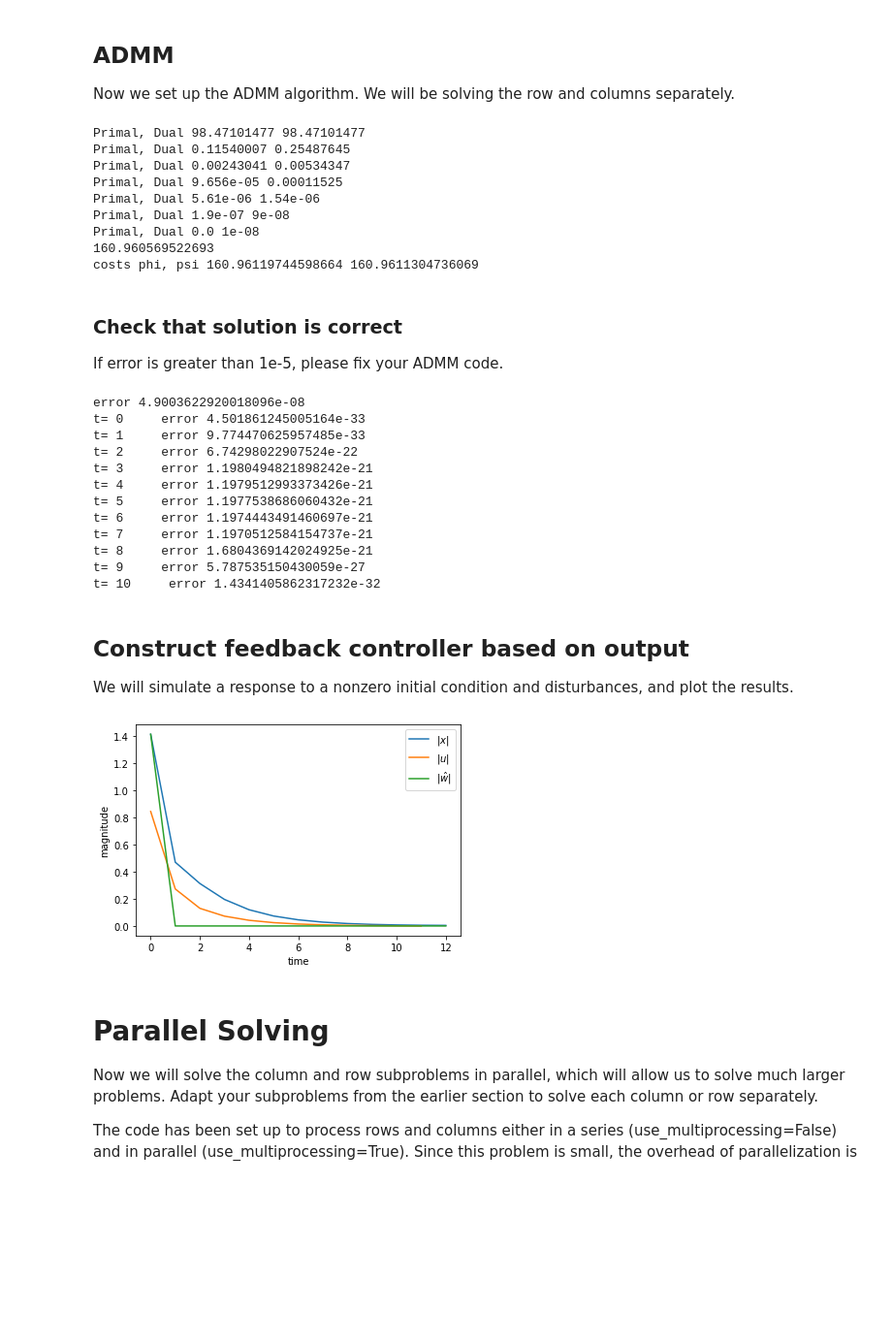
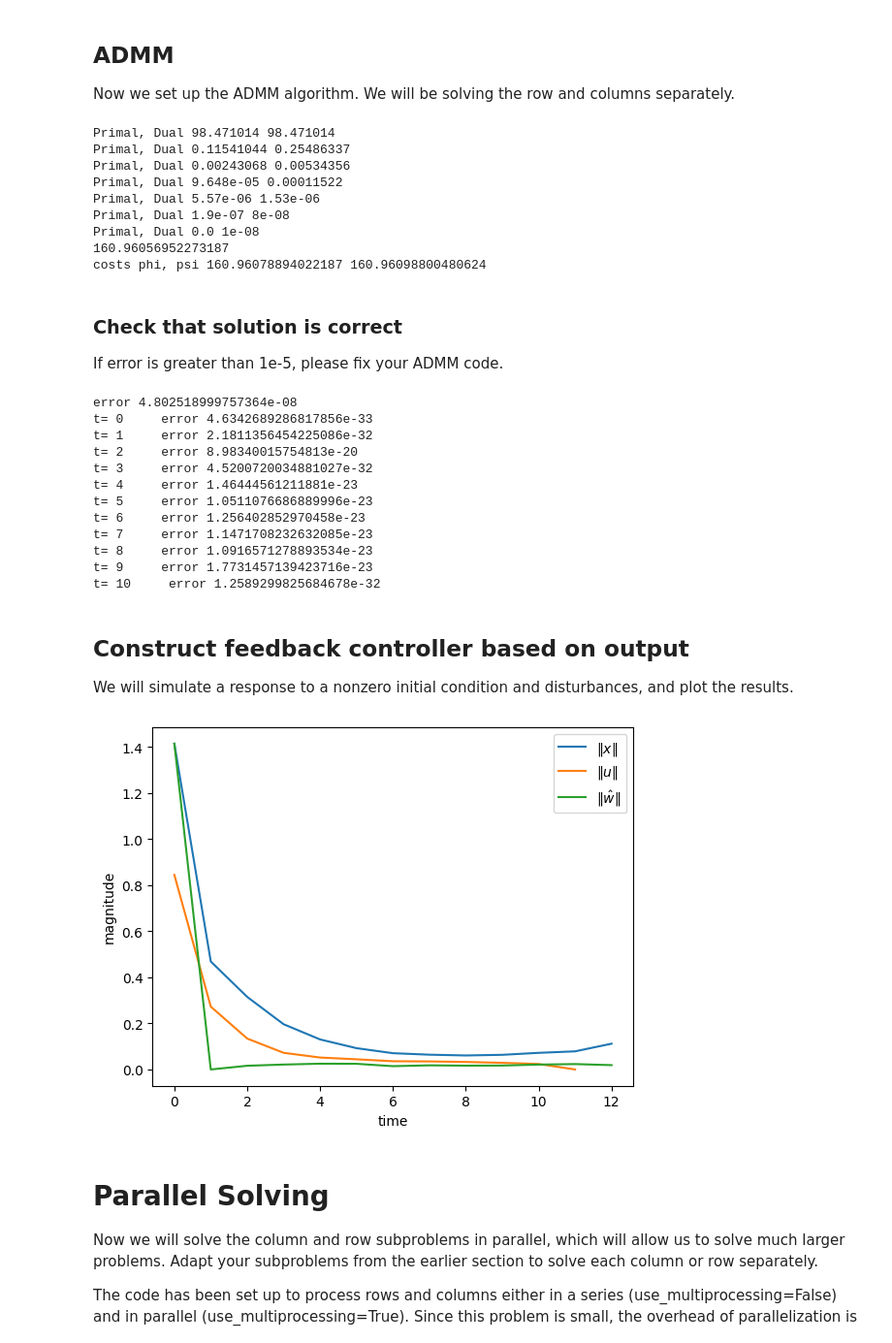
Before and after one commit to THU-XuHan/CDS131-ADMM, a Jupyter notebook: ADMM_for_SLS.ipynb, the cells around one changed output. Shown: that part at 97% size. Saved outputs shown, nothing was run; the diff lists cells and outputs as text; code cells hidden in the pictures; blank space fills up the shorter version.

```diff
--- a/ADMM_for_SLS.ipynb
+++ b/ADMM_for_SLS.ipynb
@@ -52,8 +52,13 @@ Let us now construct the block subdiagonal matrices $\mathbf A$ and $\mathbf B$.
 def build_block_AB(A,B,T):
     '''place A on the block-SUB-diagonal of a matrix T-1 times
     place B on the block-SUB-diagonal of a matrix T-1 times'''
-    # todo
-    pass
+
+    calA = np.hstack((np.vstack((np.zeros((Nx,(T-1)*Nx)),block_diag(*[A for i in range(T-1)]))),
+                     np.zeros((T*Nx,Nx))))
+    calB = np.hstack((np.vstack((np.zeros((Nx,(T-1)*Nu)),block_diag(*[B for i in range(T-1)]))),
+                      np.zeros((T*Nx,Nu))))
+    return calA, calB
+
 
 calA, calB = build_block_AB(A,B,T)
 
@@ -105,20 +110,20 @@ Now we set up the ADMM algorithm. We will be solving the row and columns separat
 def minimize_col_subproblem(phi,lamb,rho):
     '''Use CVXpy to solve the ADMM column subproblem.'''
     x   = cp.Variable(shape=phi.shape)
-    # todo: fill in the constraints and the objective
-    const = []
-    obj   = []
+    const = [ cp.matmul(d,x) - f== 0]
+    obj   = cp.norm(cp.matmul(costMatrix,x),'fro')**2+ rho/2 * cp.norm(x-phi-lamb,'fro')**2
     prob  = cp.Problem(cp.Minimize(obj),constraints=const)
     prob.solve()
     return prob.variables()[0].value
 
-
 def minimize_row_subproblem(psi,lamb,rho):
     '''Use CVXpy to solve the ADMM row subproblem. Hint: rho is not needed here, and it may be helpful to enforce causality.'''
     x   = cp.Variable(shape=psi.shape)
-    # todo: fill in the constraints and the objective
     const = []
-    obj   = []
+    for i in range(T-1): # enforce causality
+        const.append(x[Nx*i:Nx*(i+1),(i+1)*Nx:] == 0)
+        const.append(x[Nx*T+i*Nu:Nx*T+(i+1)*Nu,(i+1)*Nx:] == 0)
+    obj   = rho/2 * cp.norm(x-psi+lamb,'fro')**2
     prob  = cp.Problem(cp.Minimize(obj),const)
     prob.solve()
 
@@ -126,8 +131,7 @@ def minimize_row_subproblem(psi,lamb,rho):
 
 def update_lamb(phi,psi,lamb):
     '''Update Lambda.'''
-    # todo
-    pass
+    return lamb + phi - psi
 
 def compute_primal(phi,psi):
     return np.linalg.norm(phi-psi,ord='fro')**2
@@ -174,15 +178,15 @@ print(cost)
 print("costs phi, psi",np.linalg.norm(costMatrix @ phi,'fro')**2,
                                    np.linalg.norm( costMatrix @ psi,'fro')**2)
 # %% [output]
-Primal, Dual 98.47101477 98.47101477
-Primal, Dual 0.11540007 0.25487645
-Primal, Dual 0.00243041 0.00534347
-Primal, Dual 9.656e-05 0.00011525
-Primal, Dual 5.61e-06 1.54e-06
-Primal, Dual 1.9e-07 9e-08
+Primal, Dual 98.471014 98.471014
+Primal, Dual 0.11541044 0.25486337
+Primal, Dual 0.00243068 0.00534356
+Primal, Dual 9.648e-05 0.00011522
+Primal, Dual 5.57e-06 1.53e-06
+Primal, Dual 1.9e-07 8e-08
 Primal, Dual 0.0 1e-08
-160.960569522693
-costs phi, psi 160.96119744598664 160.9611304736069
+160.96056952273187
+costs phi, psi 160.96078894022187 160.96098800480624
 # %% [markdown]
 ### Check that solution is correct
 
@@ -196,18 +200,18 @@ id = np.eye(Nx*T)
 for tt in range(T-1):
     print("t=",tt,"    error",np.linalg.norm(A @ true_X[Nx*tt:Nx*(tt+1),:] + B @ true_X[Nx*T+Nu*tt:Nx*T+Nu*(tt+1),:] - true_X[Nx*(tt+1):Nx*(tt+2),:]+id[Nx*(tt+1):Nx*(tt+2),:],'fro')**2) # SLP
 # %% [output]
-error 4.9003622920018096e-08
-t= 0     error 4.501861245005164e-33
-t= 1     error 9.774470625957485e-33
-t= 2     error 6.74298022907524e-22
-t= 3     error 1.1980494821898242e-21
-t= 4     error 1.1979512993373426e-21
-t= 5     error 1.1977538686060432e-21
-t= 6     error 1.1974443491460697e-21
-t= 7     error 1.1970512584154737e-21
-t= 8     error 1.6804369142024925e-21
-t= 9     error 5.787535150430059e-27
-t= 10     error 1.4341405862317232e-32
+error 4.802518999757364e-08
+t= 0     error 4.6342689286817856e-33
+t= 1     error 2.1811356454225086e-32
+t= 2     error 8.98340015754813e-20
+t= 3     error 4.5200720034881027e-32
+t= 4     error 1.46444561211881e-23
+t= 5     error 1.0511076686889996e-23
+t= 6     error 1.256402852970458e-23
+t= 7     error 1.1471708232632085e-23
+t= 8     error 1.0916571278893534e-23
+t= 9     error 1.7731457139423716e-23
+t= 10     error 1.2589299825684678e-32
 # %% [markdown]
 ## Construct feedback controller based on output
 
@@ -221,38 +225,38 @@ x0         = np.copy(x)
 
 # controller setup
 phi_x      = phi[:Nx*T,:]
 phi_u      = phi[Nx*T:,:]
 w_hat      = np.zeros((Nx,T+1))
 w_hat[:,0] = x # first disturbance is the initial condition
 
 # track history for plotting
 x_history = np.zeros((Nx,T+1))
 x_history[:,0] = x
 u_history = np.zeros((Nu,T))
 
 # run simulation
 for i in range(T):
-    u = 0
-    x_hat = 0
+    u = np.zeros(Nu)
+    x_hat = np.zeros(Nx)
     for j in range(i+1):
-        # todo: implement the controller using w_hat
-        pass
+        u += phi_u[Nu*i:Nu*(i+1),Nx*j:Nx*(j+1)] @ w_hat[:,j]
+        x_hat += phi_x[Nx*i:Nx*(i+1),Nx*j:Nx*(j+1)] @ w_hat[:,j]
 
     w_hat[:,i+1] = x - x_hat
     x = A @ x + B @ u #+ np.random.rand(Nx)*0.1
     x_history[:,i+1] = x
     u_history[:,i] = u
 
 plt.figure()
 plt.plot(np.linalg.norm(x_history,2,axis=0),label=r'$\|x\|$')
 plt.plot(np.linalg.norm(u_history,2,axis=0),label=r'$\|u\|$')
 plt.plot(np.linalg.norm(w_hat,2,axis=0),label=r'$\|\hat{w}\|$')
 plt.legend()
 plt.xlabel('time')
 plt.ylabel("magnitude")
 plt.show()
 # %% [output]
-[figure, old version]
+[figure, new version]
 # %% [markdown]
 # Parallel Solving
 
```
Also changed, not shown: parts of 9 cells of this notebook.
